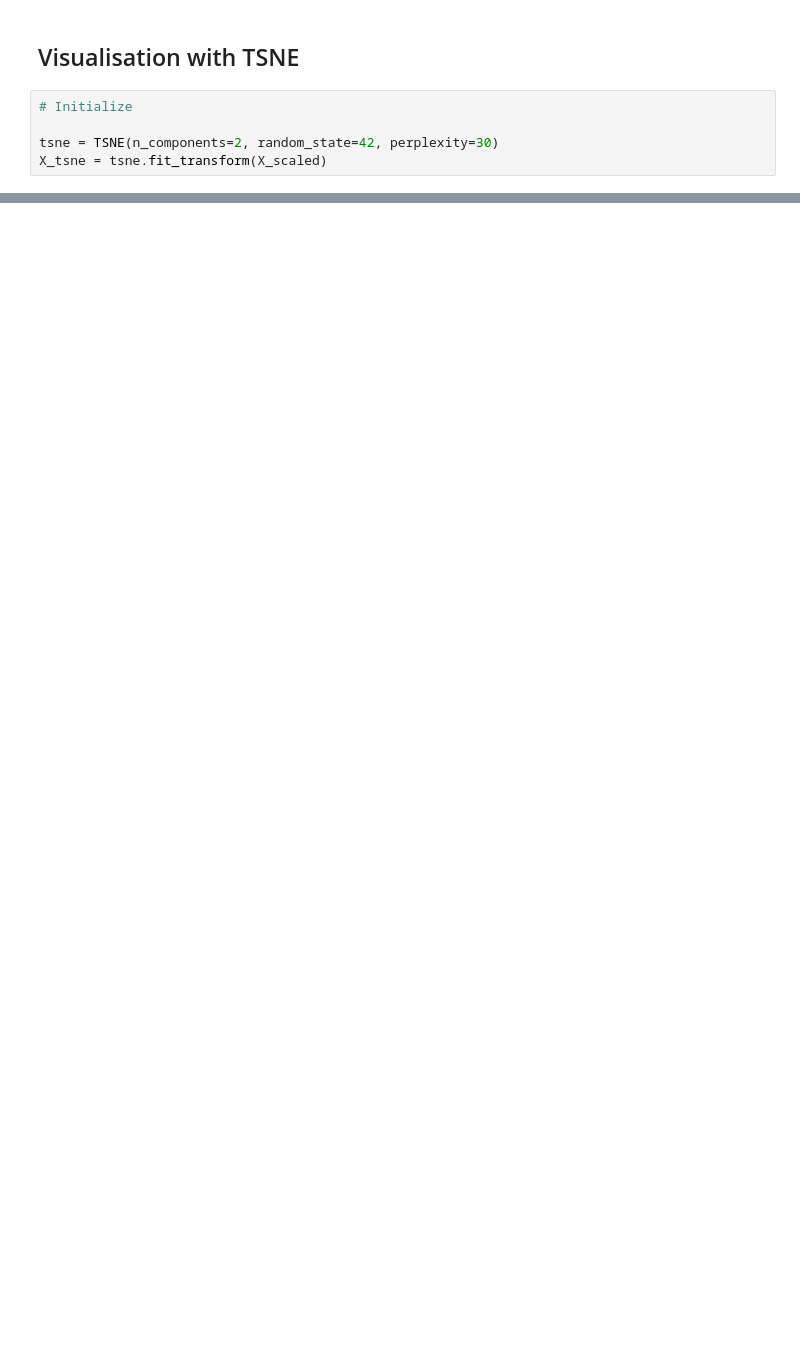
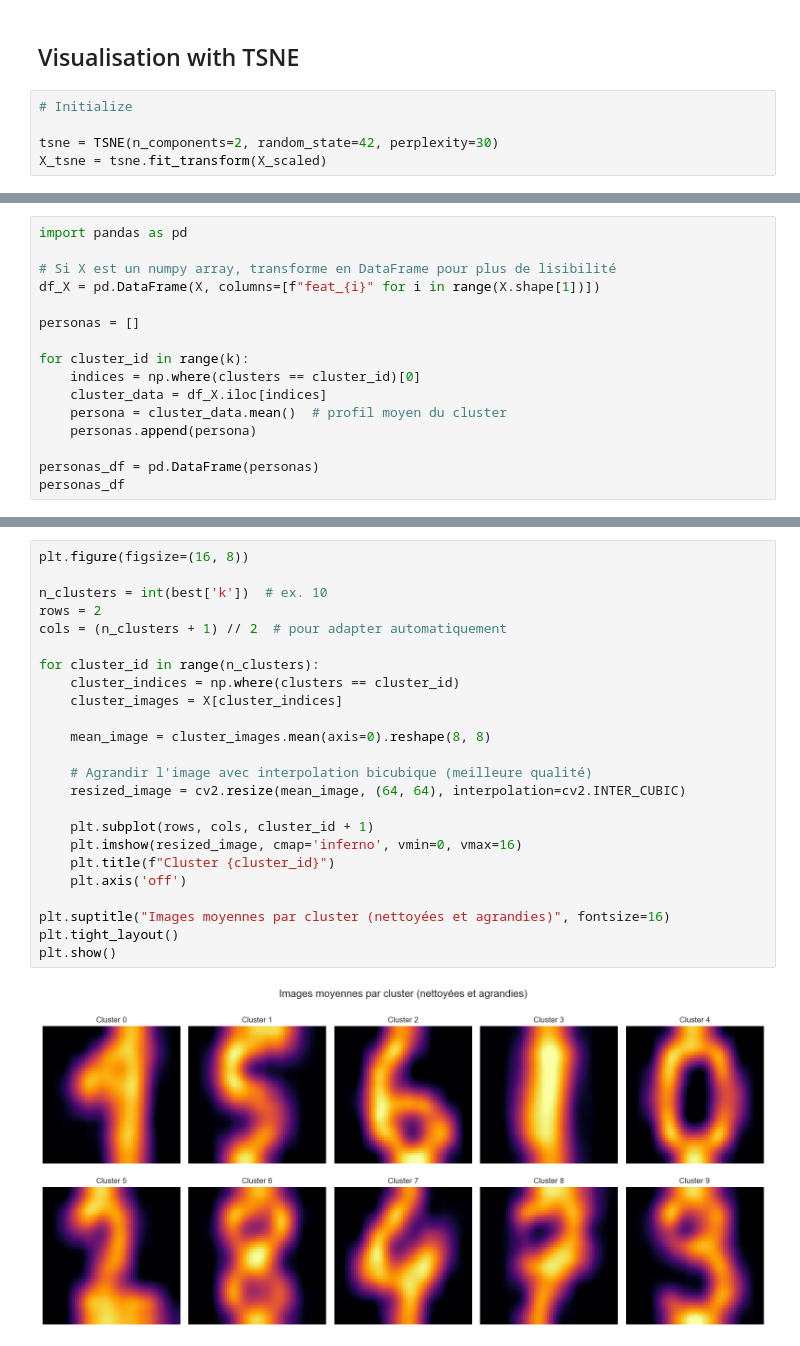
Before and after one commit to YATABARE-Cheikna-Amala/Travaux-pratique-du-cours-de-Machine-Learning-sur-le-Clustering, a Jupyter notebook: clustering.ipynb, the cells around one changed output, grey strips where cells are left out. Drawn from its saved outputs; the diff is of its cells as text; blank space fills up the shorter version.

```diff
--- a/clustering.ipynb
+++ b/clustering.ipynb
@@ -433,0 +1009,16 @@ visualisation du meuilleur modele
+# %%
+import pandas as pd
+
+# Si X est un numpy array, transforme en DataFrame pour plus de lisibilité
+df_X = pd.DataFrame(X, columns=[f"feat_{i}" for i in range(X.shape[1])])
+
+personas = []
+
+for cluster_id in range(k):
+    indices = np.where(clusters == cluster_id)[0]
+    cluster_data = df_X.iloc[indices]
+    persona = cluster_data.mean()  # profil moyen du cluster
+    personas.append(persona)
+
+personas_df = pd.DataFrame(personas)
+personas_df
@@ -433,0 +1111,26 @@ visualisation du meuilleur modele
+# %%
+plt.figure(figsize=(16, 8))
+
+n_clusters = int(best['k'])  # ex. 10
+rows = 2
+cols = (n_clusters + 1) // 2  # pour adapter automatiquement
+
+for cluster_id in range(n_clusters):
+    cluster_indices = np.where(clusters == cluster_id)
+    cluster_images = X[cluster_indices]
+
+    mean_image = cluster_images.mean(axis=0).reshape(8, 8)
+
+    # Agrandir l'image avec interpolation bicubique (meilleure qualité)
+    resized_image = cv2.resize(mean_image, (64, 64), interpolation=cv2.INTER_CUBIC)
+
+    plt.subplot(rows, cols, cluster_id + 1)
+    plt.imshow(resized_image, cmap='inferno', vmin=0, vmax=16)
+    plt.title(f"Cluster {cluster_id}")
+    plt.axis('off')
+
+plt.suptitle("Images moyennes par cluster (nettoyées et agrandies)", fontsize=16)
+plt.tight_layout()
+plt.show()
+# %% [output]
+[figure, added]
```
Also changed, not shown: parts of 35 cells of this notebook.
